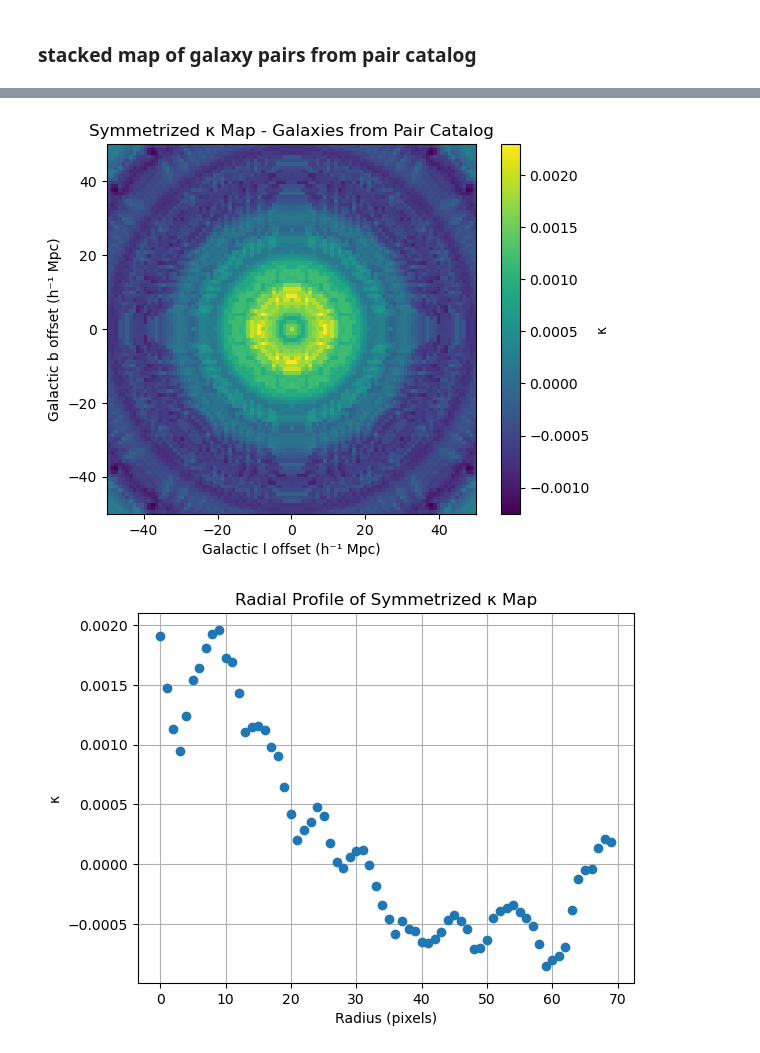
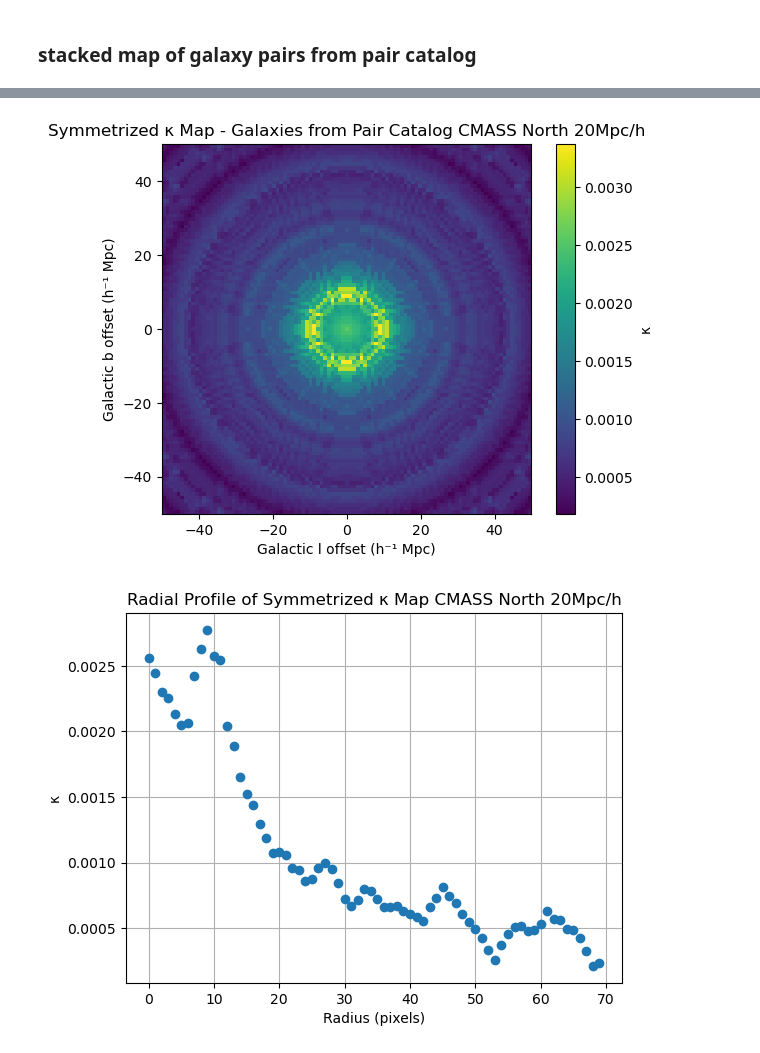
Before and after one commit to carolinewu327/astrophysics, a Jupyter notebook: stack_pairs_from_pair_catalog.ipynb, the cells around one changed output, grey strips where cells are left out. Cells and saved outputs as stored; diff of their text form; code cells hidden in the pictures.

```diff
--- a/stack_pairs_from_pair_catalog.ipynb
+++ b/stack_pairs_from_pair_catalog.ipynb
@@ -12,11 +12,18 @@ from tqdm import tqdm  # progress bar
 # --- Load catalog and map as before ---
 # pairs = pd.read_csv('data/galaxy_pairs_catalog_5hmpc.csv')
 
-distance = "20hmpc"  # Mpc/h
-
-pairs_NGC = pd.read_csv(f'data/galaxy_pairs_catalog_{distance}.csv')
-pairs_SGC = pd.read_csv(f'data/galaxy_pairs_catalog_SGC_{distance}.csv')
-pairs = pd.concat([pairs_NGC, pairs_SGC], ignore_index=True)
+# --- Settings ---
+distance = 20
+dataset = "BOSS"
+if dataset == "eBOSS":
+    pairs_NGC = pd.read_csv(f'data/paircatalogs/galaxy_pairs_catalog_{distance}hmpc.csv')
+    pairs_SGC = pd.read_csv(f'data/paircatalogs/galaxy_pairs_catalog_SGC_{distance}hmpc.csv')
+    pairs = pd.concat([pairs_NGC, pairs_SGC], ignore_index=True)
+elif dataset == "BOSS":
+    catalog, region = "CMASS", "North"
+    pairs = pd.read_csv(f"data/paircatalogs/galaxy_pairs_catalog_CMASS_{region}_{distance}_{distance-2}_{distance+2}hmpc.csv")
+else:
+    raise ValueError("dataset must be eBOSS or BOSS")
 
 alm_file = "data/COM_Lensing_4096_R3.00/MV/dat_klm.fits"
 mask_file = "data/COM_Lensing_4096_R3.00/mask.fits"
@@ -81,7 +88,14 @@ for idx, pair in tqdm(pairs.iterrows(), total=len(pairs), desc="Stacking pairs")
     # Convert to Healpix pixels
     l_grid_deg_wrapped = np.mod(l_grid_deg, 360)
     theta = np.radians(90 - b_grid_deg)
+    if np.min(theta) < 0:
+        print(f"{idx}: Theta less than zero encountered: {np.min(theta)}")
+        continue
+    if np.max(theta) > np.pi:
+        print(f"{idx}: Theta greater than zero encountered: {np.max(theta)}")
+        continue
     phi = np.radians(l_grid_deg_wrapped)
+    # theta = np.clip(theta, 0, np.pi)  # Ensure valid range
     pix = hp.ang2pix(nside, theta.ravel(), phi.ravel())
 
     # Sample kappa and mask
@@ -111,6 +125,6 @@ im = plt.imshow(kappa_stack_mean, origin='lower', extent=extent, cmap='viridis')
 plt.colorbar(im, label=r'Stacked $\kappa$')
 plt.xlabel('X [Mpc/h]')
 plt.ylabel('Y [Mpc/h]')
-plt.title('Stacked Kappa map from all galaxy pairs')
+plt.title(f'Stacked Kappa map from all galaxy pairs {catalog} {region} {distance}Mpc/h')
 plt.show()
 # %% [output]
@@ -128,13 +158,13 @@ kappa_sym = symmetrize_map(kappa_stack_mean)
 # %%
 plt.imshow(kappa_sym, origin='lower', extent=extent, cmap='viridis')
 plt.colorbar(label='κ')
 plt.xlabel("Galactic l offset (h⁻¹ Mpc)")
 plt.ylabel("Galactic b offset (h⁻¹ Mpc)")
-plt.title("Symmetrized κ Map - Galaxies from Pair Catalog")
+plt.title(f"Symmetrized κ Map - Galaxies from Pair Catalog {catalog} {region} {distance}Mpc/h")
 plt.show()
 
 # --- Plot radial profile ---
-radial_profile(kappa_sym, title="Radial Profile of Symmetrized κ Map", zoom=70)
+radial_profile(kappa_sym, title=f"Radial Profile of Symmetrized κ Map {catalog} {region} {distance}Mpc/h", zoom=70)
 # %% [output]
-[figure, old version]
+[figure, new version]
-[figure, old version]
+[figure, new version]
```
Also changed, not shown: parts of 5 cells of this notebook, 10 other files.
